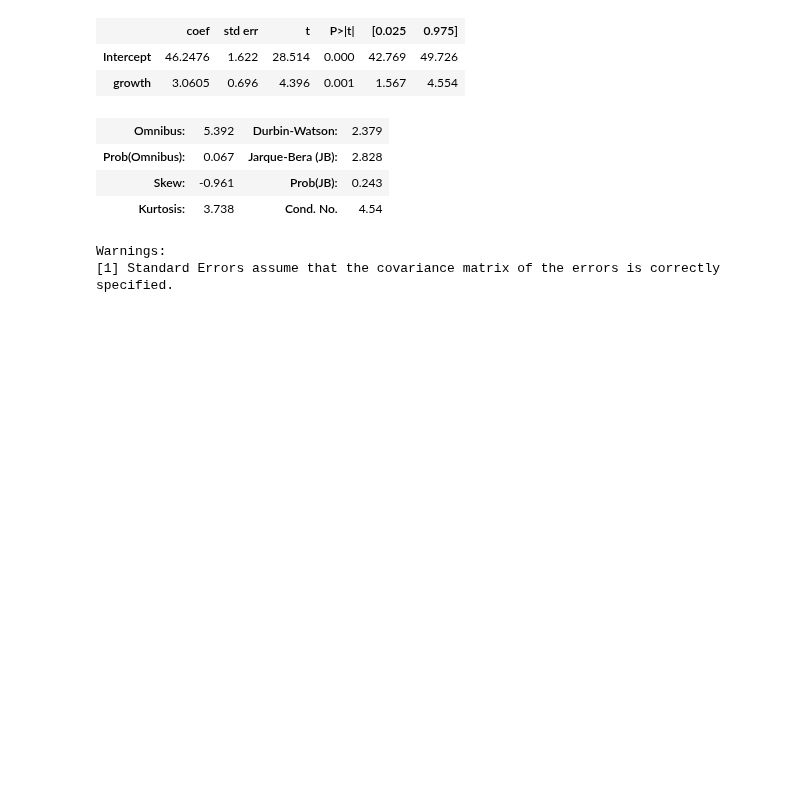
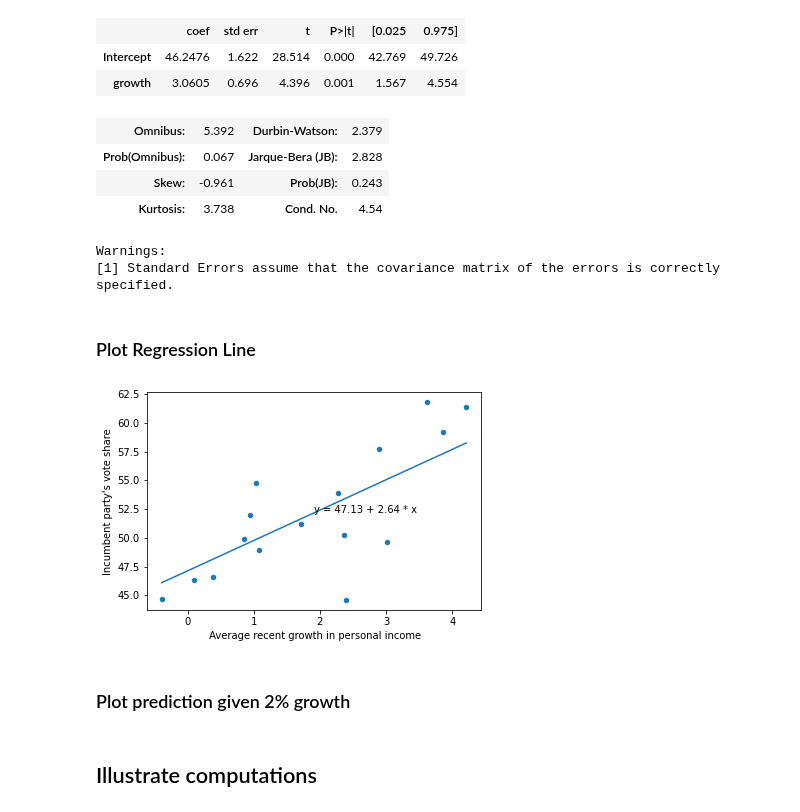
Before and after one commit to bambinos/educational-resources, a Jupyter notebook: ROS/ElectionsEconomy/Hibbs.ipynb, the cells around one changed output. Cells and saved outputs as stored; diff of their text form; code cells hidden in the pictures; blank space fills up the shorter version.

Commit message:
Add more to hibbs

```diff
--- a/ROS/ElectionsEconomy/Hibbs.ipynb
+++ b/ROS/ElectionsEconomy/Hibbs.ipynb
@@ -94,3 +115,32 @@ OLS Regression Results
 | Kurtosis: | 3.738 | Cond. No. | 4.54 |
 Warnings:
 [1] Standard Errors assume that the covariance matrix of the errors is correctly specified.
+# %% [markdown]
+### Plot Regression Line
+# %%
+# TODO: Change the plot from points to years
+fig, ax = plt.subplots()
+
+a_hat = coefs.loc["Intercept[0]", "Median"]
+b_hat = coefs.loc["growth[0]", "Median"]
+
+# Generate x range
+growth_domain = np.linspace(hibbs["growth"].min(), hibbs["growth"].max(), 100)
+
+# Plot Line
+ax.plot(growth_domain, a_hat+b_hat*growth_domain)
+
+# Add formula
+growth_midpoint = growth_domain.mean()
+ax.text(growth_midpoint, a_hat+b_hat*growth_midpoint,
+       f"y = {np.round(a_hat, 2)} + {np.round(b_hat, 2)} * x");
+
+
+# Add scatter plot
+hibbs.plot(kind="scatter", x="growth", y="vote", ax=ax)
+ax.set_xlabel(" Average recent growth in personal income")
+ax.set_ylabel("Incumbent party's vote share");
+# %% [output]
+[figure, added]
+# %% [markdown]
+### Plot prediction given 2% growth
@@ -96,0 +149,2 @@ Warnings:
+# %% [markdown]
+## Illustrate computations
```
Also changed, not shown: parts of 12 cells of this notebook.
